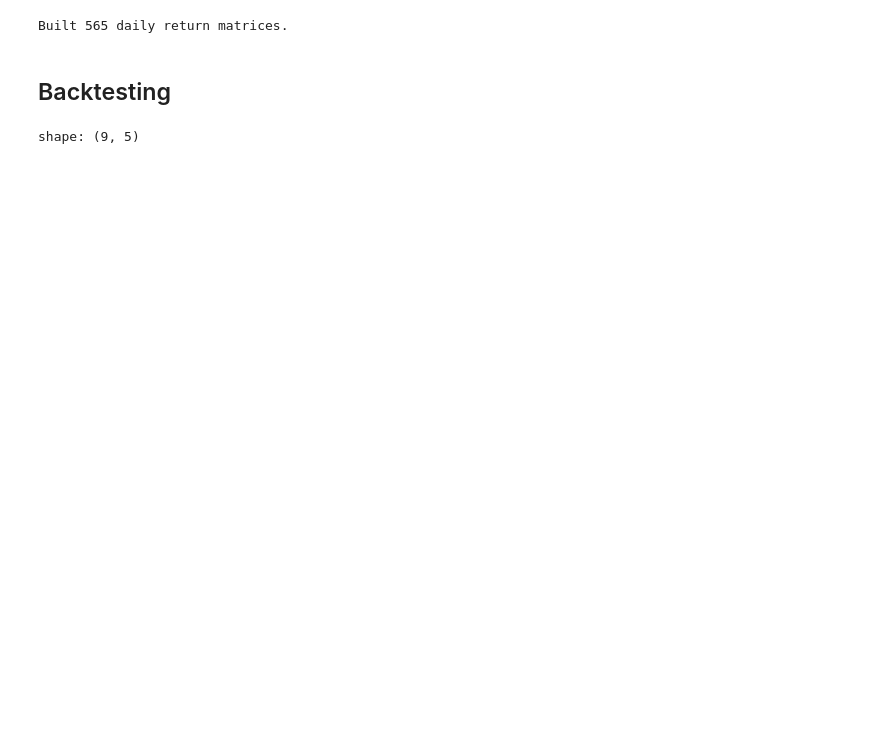
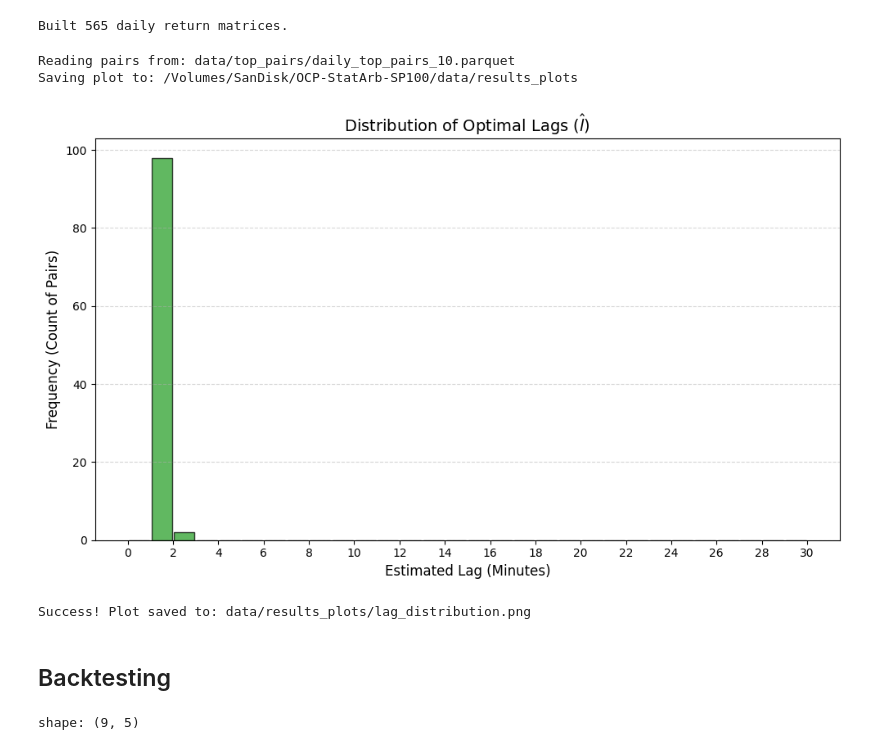
Before and after one commit to matthias-wyss/OCP-StatArb-SP100, a Jupyter notebook: analysis.ipynb, the cells around one changed output. Cells and saved outputs as stored; diff of their text form; code cells hidden in the pictures; blank space fills up the shorter version.

```diff
--- a/analysis.ipynb
+++ b/analysis.ipynb
@@ -156,6 +157,13 @@ daily_top = ocp_run_all_days_fast(
 )
 
 daily_top.to_parquet(f"data/top_pairs/daily_top_pairs_{first_n_days}.parquet", index=False)
+# %%
+show_lag_histogram(Path(f"data/top_pairs/daily_top_pairs_{first_n_days}.parquet"))
+# %% [output]
+Reading pairs from: data/top_pairs/daily_top_pairs_10.parquet
+Saving plot to: /Volumes/SanDisk/OCP-StatArb-SP100/data/results_plots
+[figure, added]
+Success! Plot saved to: data/results_plots/lag_distribution.png
 # %% [markdown]
 ## Backtesting
 # %%
```
Also changed, not shown: parts of 9 cells of this notebook, 1 other file.
